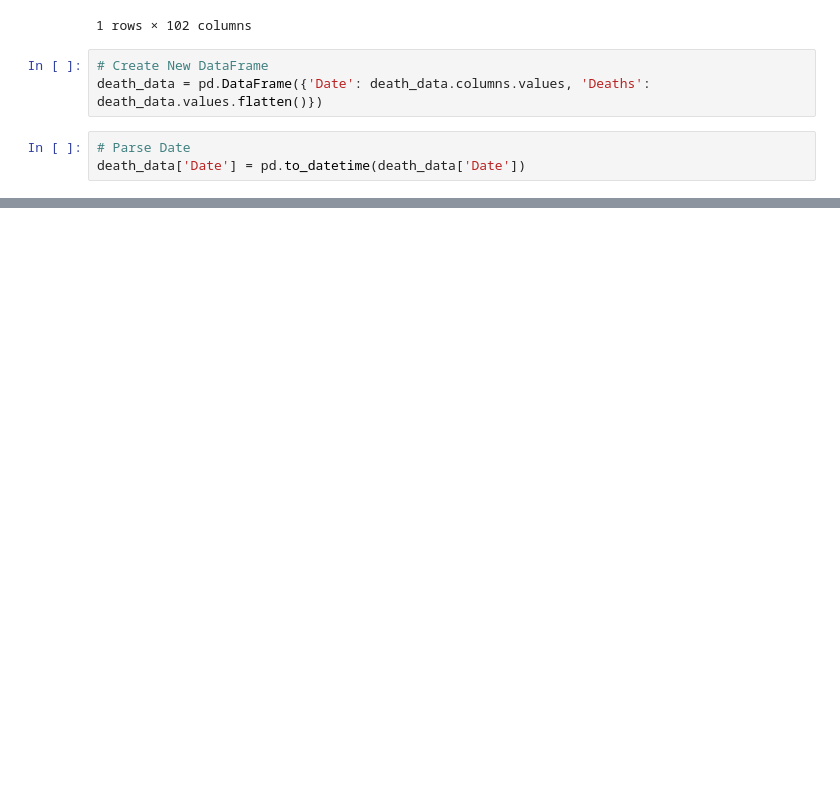
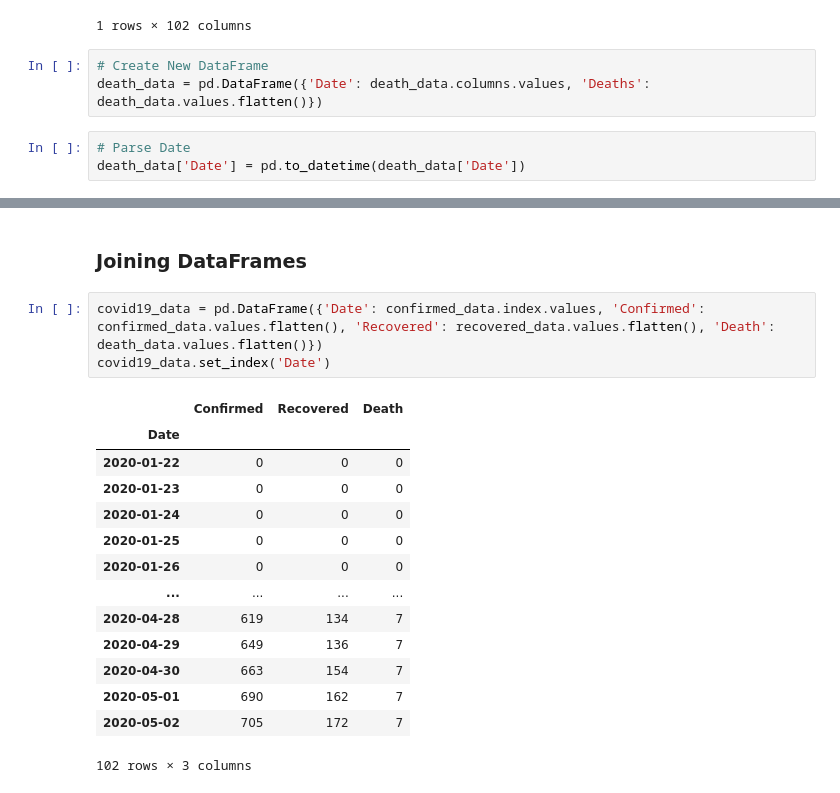
Before and after one commit to rooneyrulz/covid19_prediction_srilanka, a Jupyter notebook: Predictions.ipynb, the cells around one changed output, grey strips where cells are left out. Cells and saved outputs as stored; diff of their text form; blank space fills up the shorter version.

```diff
--- a/Predictions.ipynb
+++ b/Predictions.ipynb
@@ -141,3 +141,23 @@ death_data
 | 2020-05-01 | 7 |
 | 2020-05-02 | 7 |
 102 rows × 1 columns
+# %% [markdown]
+### Joining DataFrames
+# %%
+covid19_data = pd.DataFrame({'Date': confirmed_data.index.values, 'Confirmed': confirmed_data.values.flatten(), 'Recovered': recovered_data.values.flatten(), 'Death': death_data.values.flatten()})
+covid19_data.set_index('Date')
+# %% [output]
+|  | Confirmed | Recovered | Death |
+| Date |  |  |  |
+| 2020-01-22 | 0 | 0 | 0 |
+| 2020-01-23 | 0 | 0 | 0 |
+| 2020-01-24 | 0 | 0 | 0 |
+| 2020-01-25 | 0 | 0 | 0 |
+| 2020-01-26 | 0 | 0 | 0 |
+| ... | ... | ... | ... |
+| 2020-04-28 | 619 | 134 | 7 |
+| 2020-04-29 | 649 | 136 | 7 |
+| 2020-04-30 | 663 | 154 | 7 |
+| 2020-05-01 | 690 | 162 | 7 |
+| 2020-05-02 | 705 | 172 | 7 |
+102 rows × 3 columns
```
Also changed, not shown: parts of 6 cells of this notebook.
